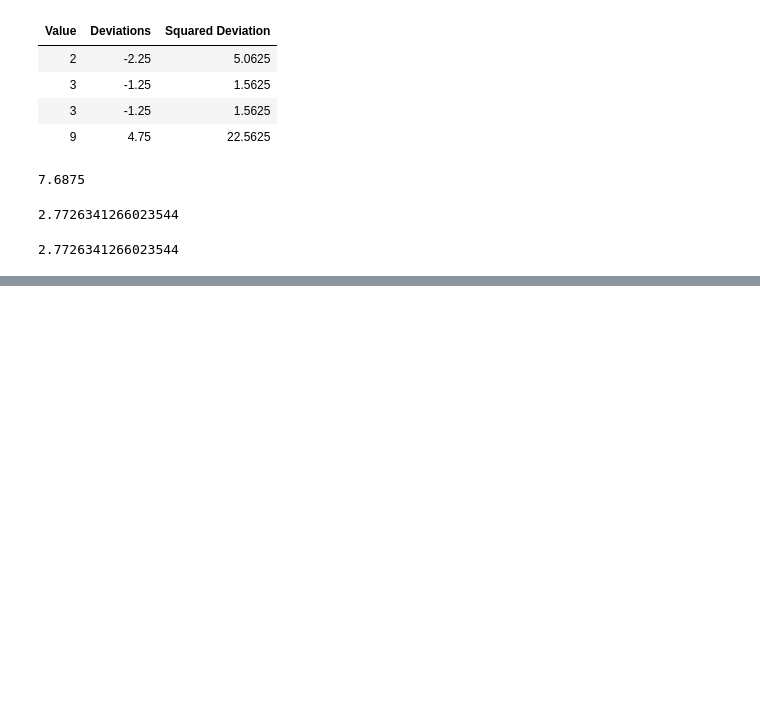
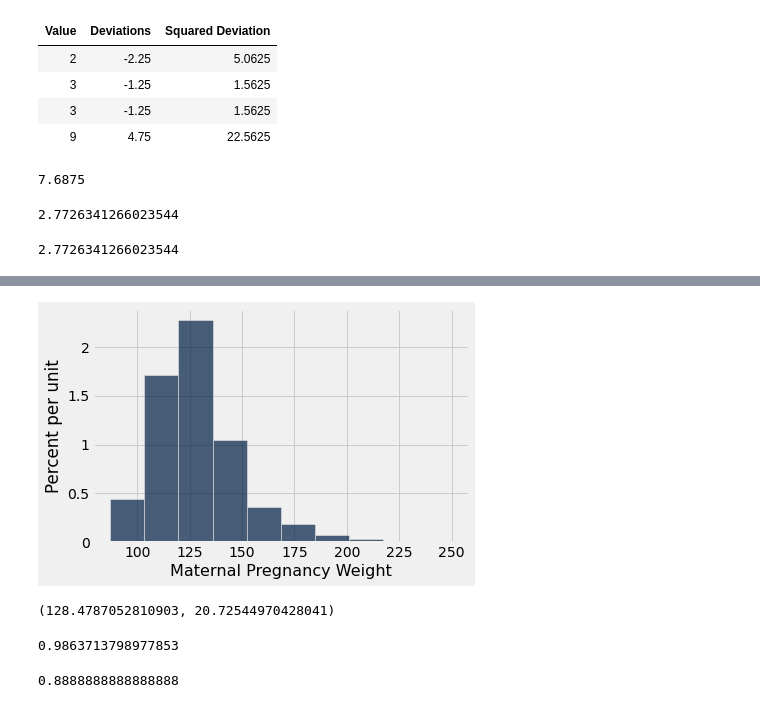
Before and after one commit to ciretorres/python, a Jupyter notebook: data8.3x/week1/sec01_center_spread.ipynb, the cells around one changed output, grey strips where cells are left out. Drawn from its saved outputs; the diff is of its cells as text; code cells hidden in the pictures; blank space fills up the shorter version.

Commit message:
Lec 1.4 Chebyshev's Bounds

```diff
--- a/data8.3x/week1/sec01_center_spread.ipynb
+++ b/data8.3x/week1/sec01_center_spread.ipynb
@@ -151,0 +154,2 @@ np.std(values)
+# %%
+births = Table.read_table('baby.csv')
@@ -151,0 +171,11 @@ np.std(values)
+# %%
+births.hist('Maternal Pregnancy Weight')
+# %% [output]
+[figure, added]
+# %%
+mpw = births.column('Maternal Pregnancy Weight')
+average = np.average(mpw)
+sd = np.std(mpw)
+average, sd
+# %% [output]
+(128.4787052810903, 20.72544970428041)
@@ -151,0 +184,11 @@ np.std(values)
+# %%
+within_3_SDs.num_rows / births.num_rows
+# %% [output]
+0.9863713798977853
+# %%
+# Chebyshev's bound for the proportions in the range "average plus or minus 3 SDs"
+# is at Least
+
+1 - 1/3**2
+# %% [output]
+0.8888888888888888
```
Also changed, not shown: parts of 5 cells of this notebook, 1 other file.
